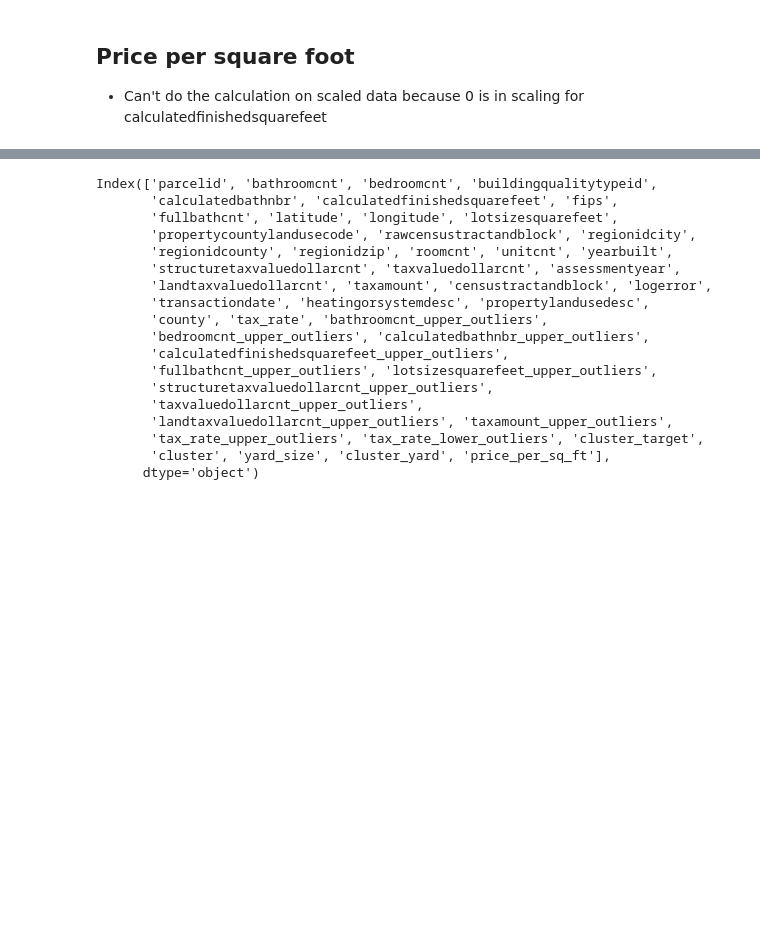
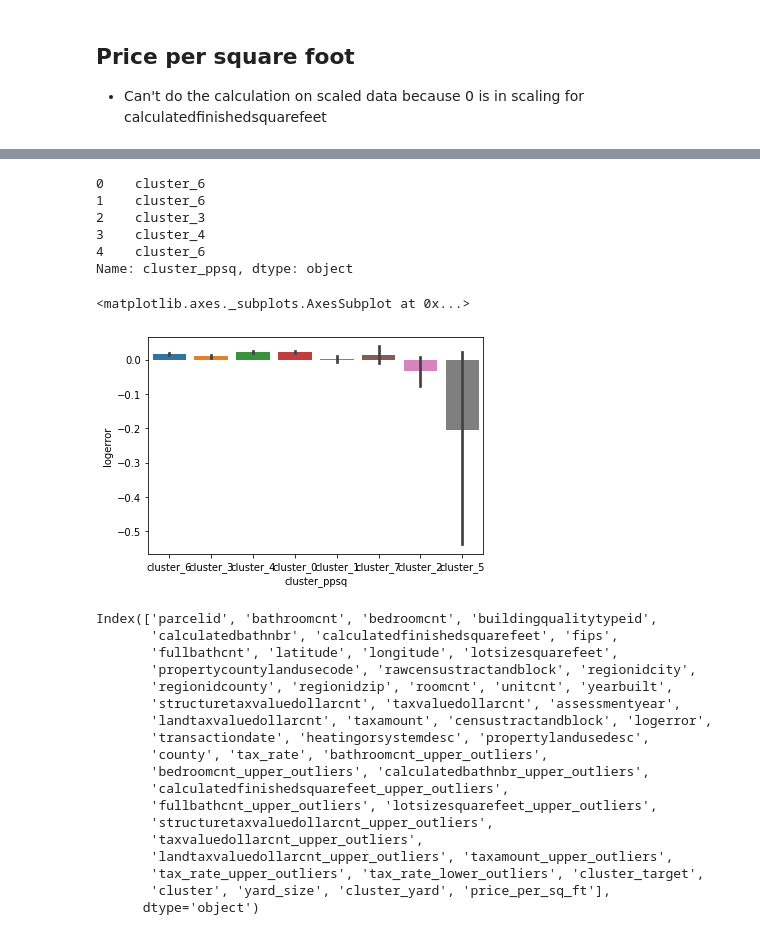
Before and after one commit to armadillo-zillow/zillow_clustering_project, a Jupyter notebook: modeling_exploring_noah.ipynb, the cells around one changed output, grey strips where cells are left out. Drawn from its saved outputs; the diff is of its cells as text; code cells hidden in the pictures; blank space fills up the shorter version.

```diff
--- a/modeling_exploring_noah.ipynb
+++ b/modeling_exploring_noah.ipynb
@@ -549,7 +589,22 @@ plt.show()
 # %%
 kmeans = KMeans(n_clusters=8)
 kmeans.fit(X)
-train["cluster_yard"] = kmeans.predict(X)
+df["cluster_feature"] = kmeans.predict(X)
+# %%
+df["cluster_ppsq"]= "cluster_" + df.cluster_feature.astype(str)
+df.cluster_ppsq.head()
+# %% [output]
+0    cluster_6
+1    cluster_6
+2    cluster_3
+3    cluster_4
+4    cluster_6
+Name: cluster_ppsq, dtype: object
+# %%
+sns.barplot(y='logerror', x='cluster_ppsq', data=df)
+# %% [output]
+<matplotlib.axes._subplots.AxesSubplot at 0x...>
+[figure, added]
 # %%
 train.columns
 # %% [output]
```
Also changed, not shown: parts of 21 cells of this notebook, 3 other files.
